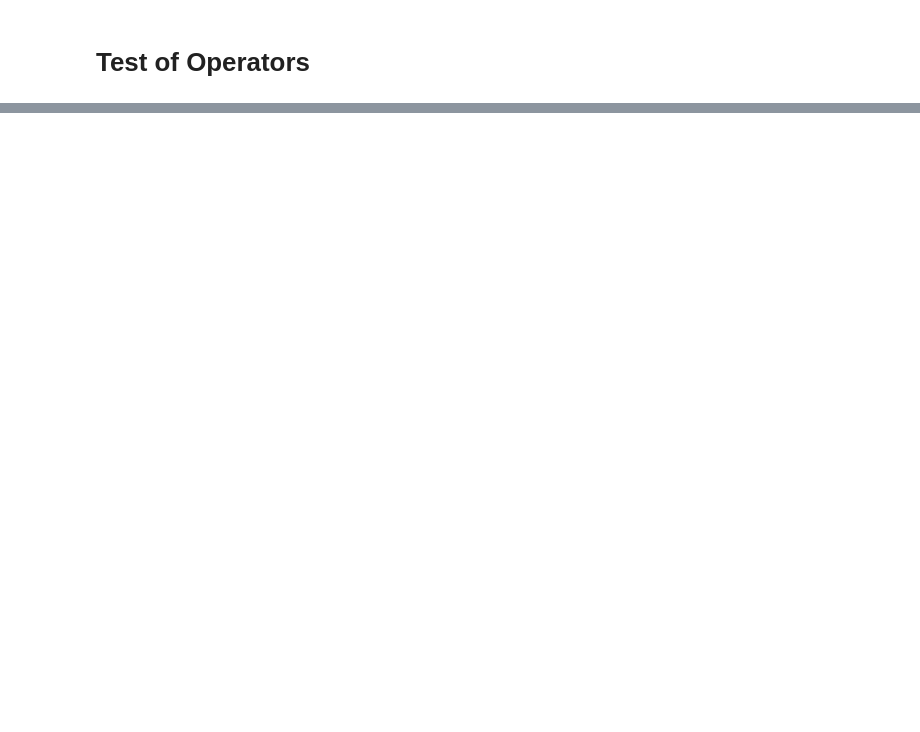
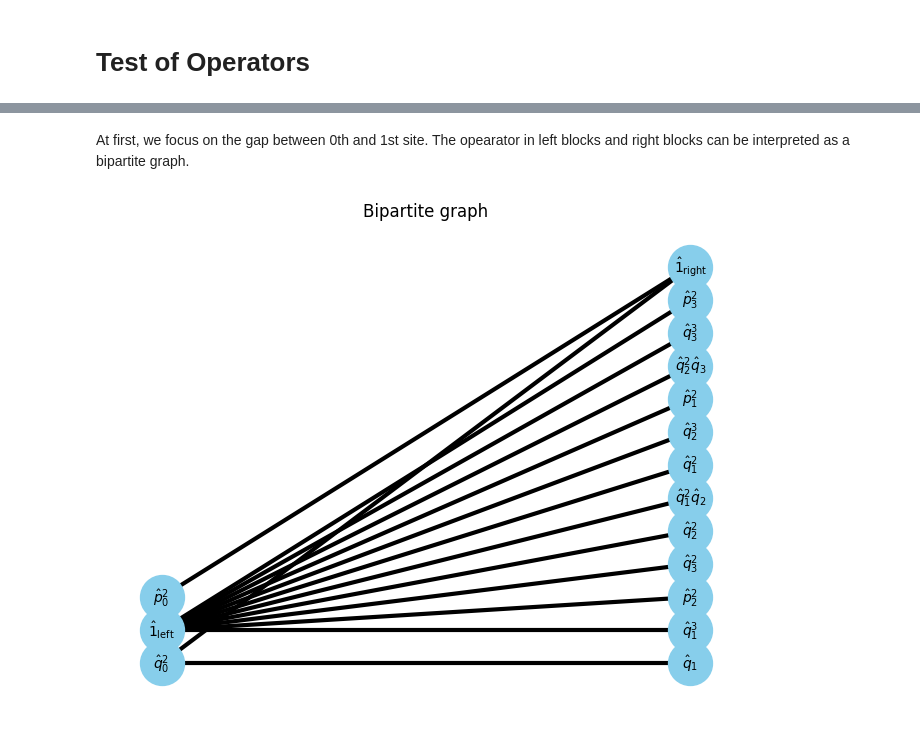
Before and after one commit to KenHino/PyMPO, a Jupyter notebook: example/operators-test.ipynb, the cells around one changed output, grey strips where cells are left out. Drawn from its saved outputs; the diff is of its cells as text; code cells hidden in the pictures; blank space fills up the shorter version.

```diff
--- a/example/operators-test.ipynb
+++ b/example/operators-test.ipynb
@@ -28,0 +82,8 @@ $\displaystyle J$
+# %% [markdown]
+At first, we focus on the gap between 0th and 1st site.
+The opearator in left blocks and right blocks can be interpreted as a bipartite graph.
+# %%
+U, V, E, E_assigns = get_UVE(Hamiltonian, W_assigns, 0)
+G, pos = show_bipartite(U, V, E)
+# %% [output]
+[figure, added]
```
Also changed, not shown: parts of 23 cells of this notebook, 10 other files.
